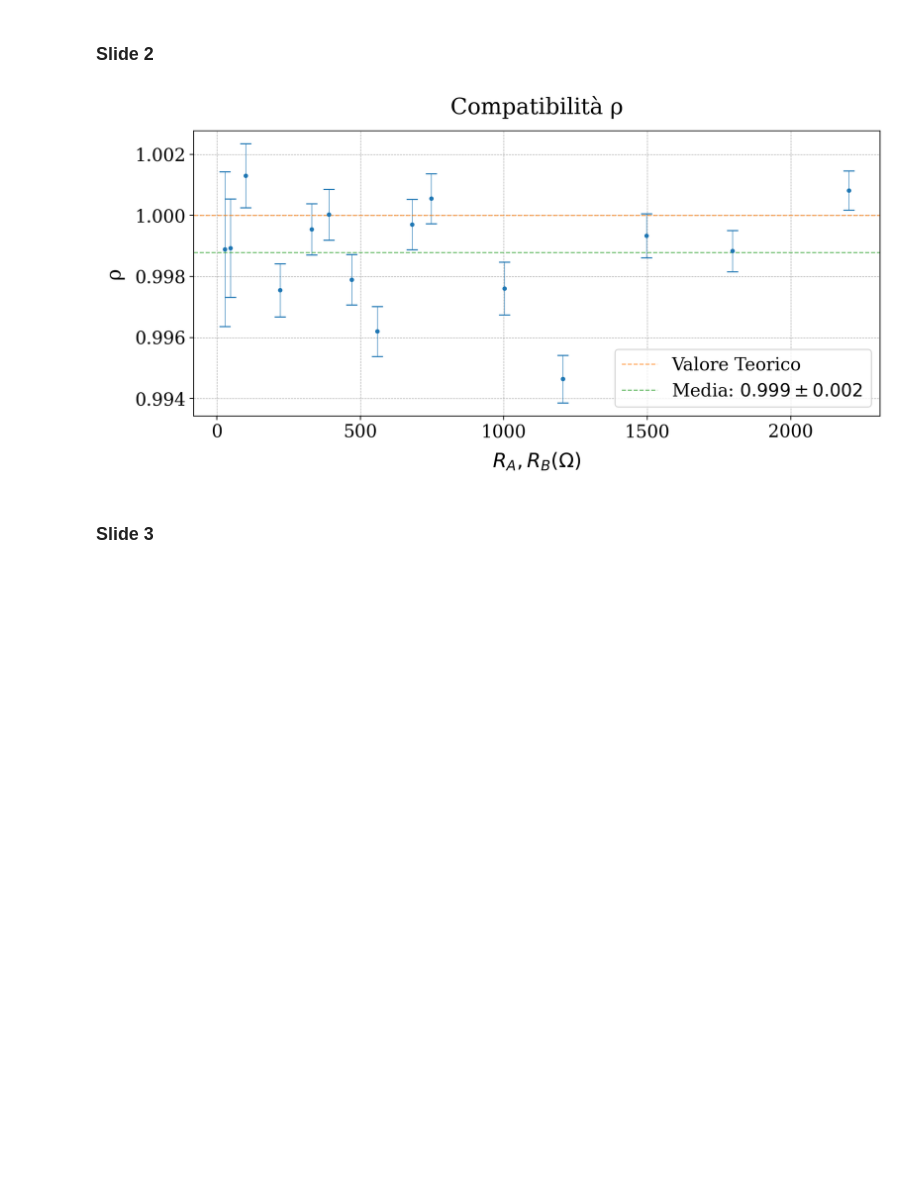
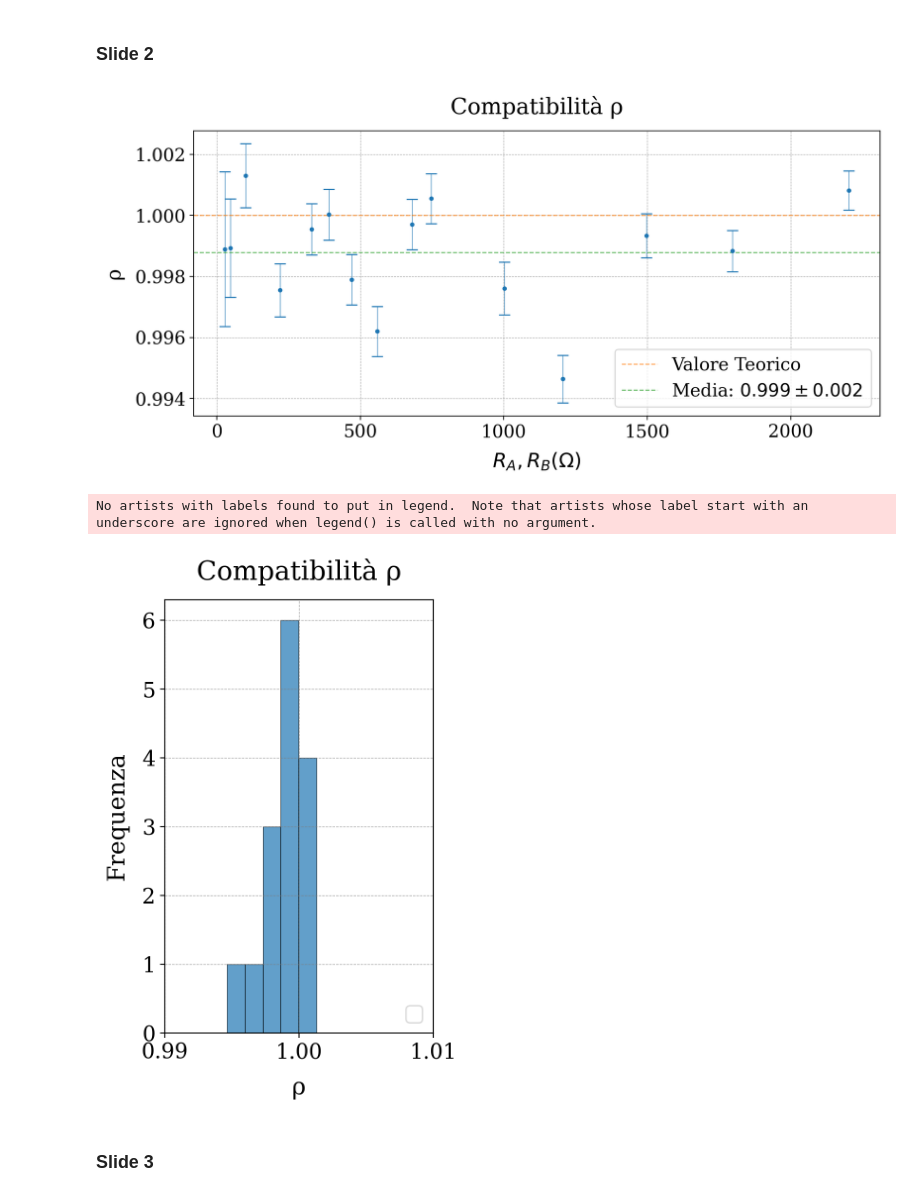
Before and after one commit to nichettg/Codici, a Jupyter notebook: 3. Ponte Wheatstone/analisi.ipynb, the cells around one changed output. Drawn from its saved outputs; the diff is of its cells as text; code cells hidden in the pictures; blank space fills up the shorter version.

```diff
--- a/3. Ponte Wheatstone/analisi.ipynb
+++ b/3. Ponte Wheatstone/analisi.ipynb
@@ -415,18 +448,34 @@ def invert_params(a, b, c, d):
 # %%
 dati = data["rho"]
 errori = data["sigma_rho"]
 
+# Grafico 1
 fig,ax = plt.subplots(1, 1,  figsize=(10, 5), sharex=True, sharey=True)
 gf.parametri_grafico(ax,"Compatibilità ρ",xlabel=r"$R_A, R_B (Ω)$",ylabel="ρ")
 ax.errorbar(data["R_A"],dati,errori, color=gf.colori[0], **gf.errorbar_params)
 ax.axhline(y=1, color=gf.colori[1], label="Valore Teorico", **gf.line_params)
 errore = 0.001721694905
 ax.axhline(y=np.mean(dati), color=gf.colori[2], **gf.line_params, label=f"Media: {gf.formatta_errore(np.mean(dati),errore)}")
 
 plt.legend(loc="lower right", frameon=True)
-gf.salva_grafico(fig,"Slide 2.pdf")
+gf.salva_grafico(fig,"Slide 2.1.pdf")
+
+# Grafico 2
+fig,ax = plt.subplots(1, 1,  figsize=(4, 6), sharex=True, sharey=True)
+gf.parametri_grafico(ax,"Compatibilità ρ",xlabel=r"ρ",ylabel="Frequenza")
+plt.hist(dati,bins=5,color=gf.colori[0],
+    edgecolor='black',  # contorno nero
+    linewidth=0.5,      # spessore linea sottile
+    alpha=0.7           # trasparenza barre
+)
+ax.set_xlim(0.99, 1.01)
+
+plt.legend(loc="lower right", frameon=True)
+gf.salva_grafico(fig,"Slide 2.2.pdf")
 # %% [output]
 [figure]
+No artists with labels found to put in legend.  Note that artists whose label start with an underscore are ignored when legend() is called with no argument.
+[figure, added]
 # %% [markdown]
 ### Slide 3
 # %%
```
Also changed, not shown: parts of 5 cells of this notebook, 10 other files.
